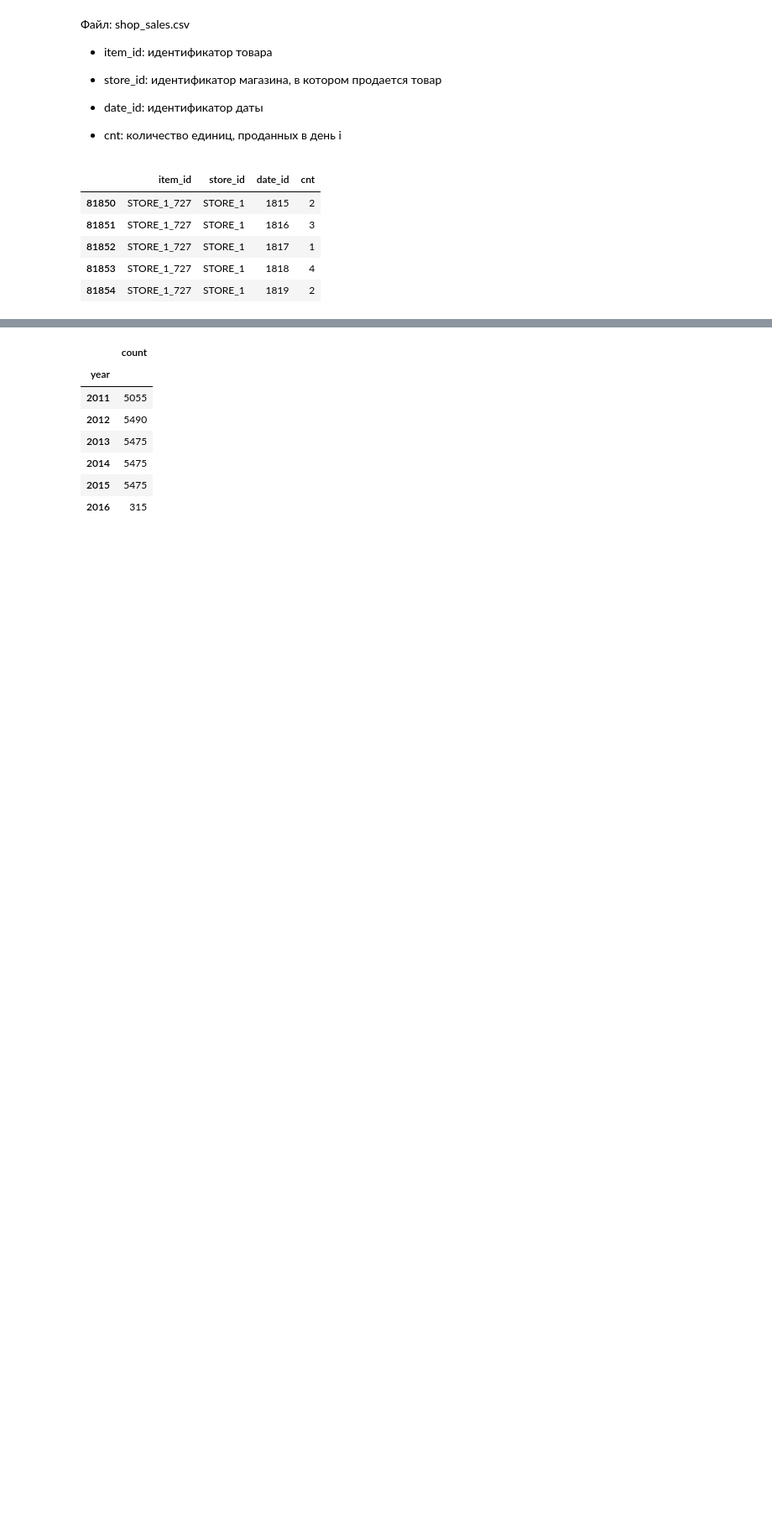
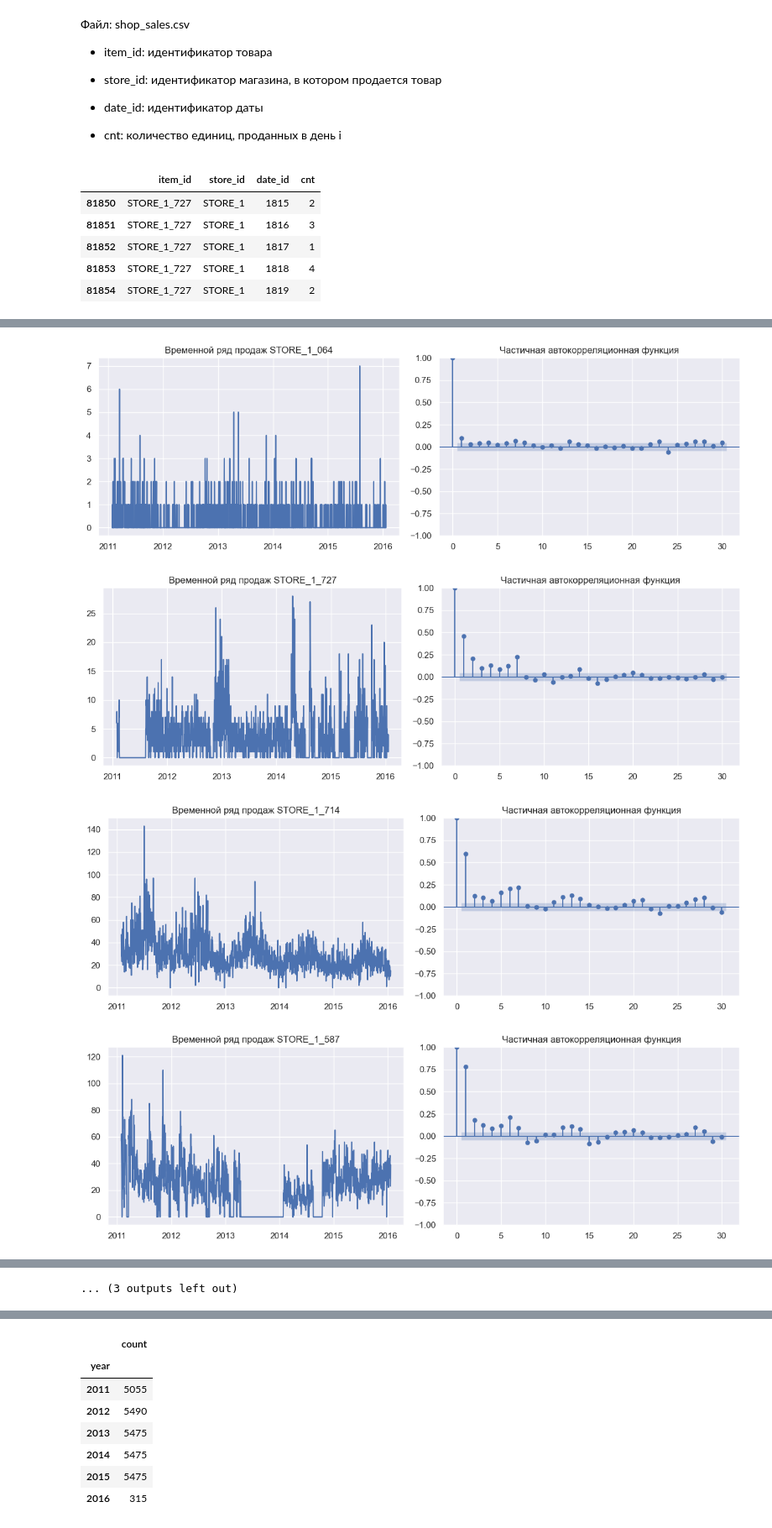
Before and after one commit to qw1zzard/itmo_timeseries, a Jupyter notebook: notebooks/data_analysis.ipynb, the cells around one changed output, grey strips where cells are left out. Shown at 84% size. Saved outputs shown, nothing was run; the diff lists cells and outputs as text; code cells hidden in the pictures; blank space fills up the shorter version.

```diff
--- a/notebooks/data_analysis.ipynb
+++ b/notebooks/data_analysis.ipynb
@@ -168,0 +190,23 @@ df.tail()
+# %%
+def plot_ts_pacf(series, item_id, pacf_lags=30) -> None:
+    # визуализация ряда и ЧАКФ
+    _, axes = plt.subplots(1, 2, figsize=(12, 4))
+
+    axes[0].plot(series['date'], series['cnt'])
+    axes[0].set_title(f'Временной ряд продаж {item_id}')
+
+    plot_pacf(series['cnt'], lags=pacf_lags, ax=axes[1])
+    axes[1].set_title('Частичная автокорреляционная функция')
+
+    plt.tight_layout()
+    plt.show()
+
+
+for art in df['item_id'].unique():
+    df_art = df[(df['item_id'] == art)]
+    plot_ts_pacf(df_art, art, pacf_lags=30)
+# %% [output]
+[figure, added]
+[figure, added]
+[figure, added]
+[figure, added]
@@ -169 +221,2 @@ df.tail()
+... (3 outputs left out)
 # %% [markdown]
```
Also changed, not shown: parts of 25 cells of this notebook, 1 other file.
